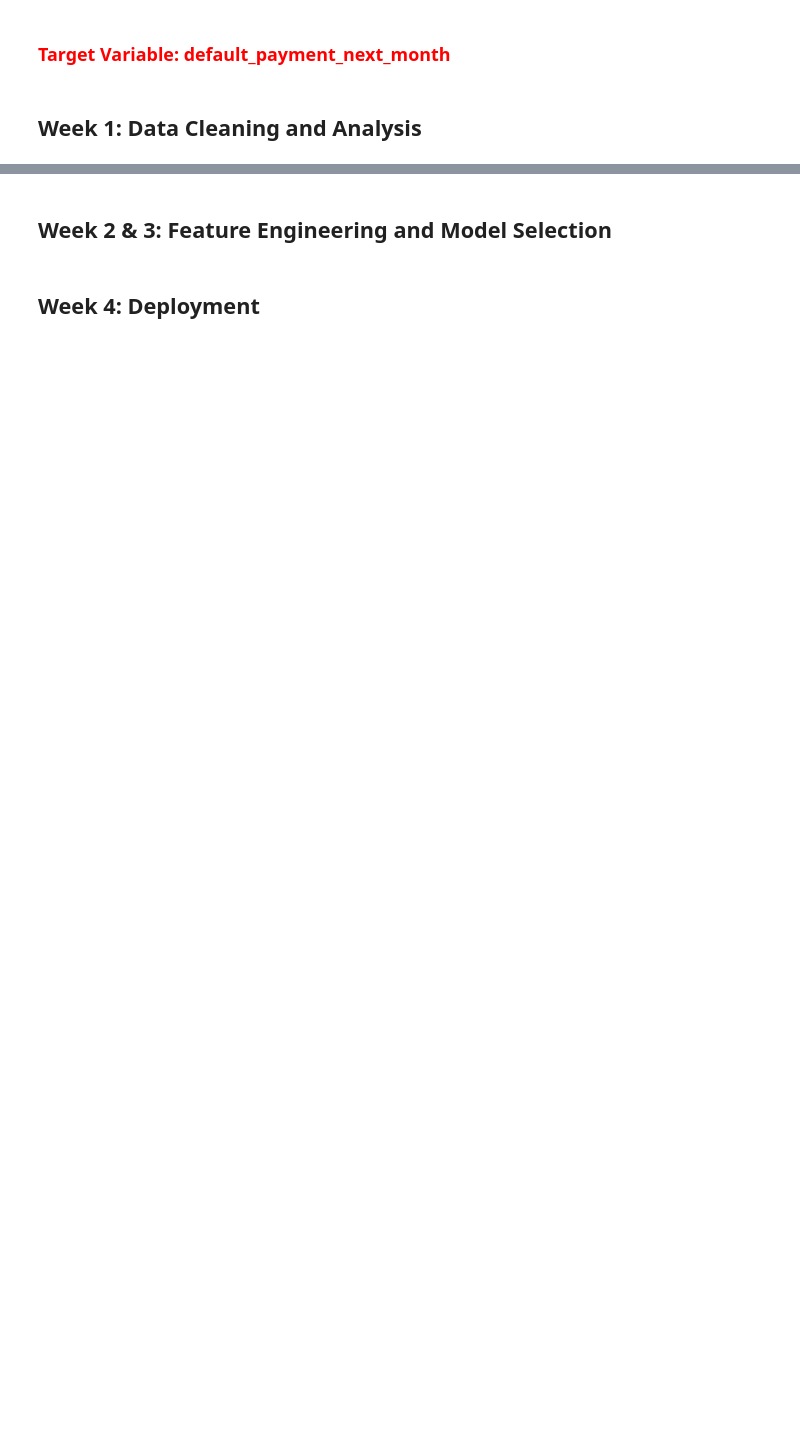
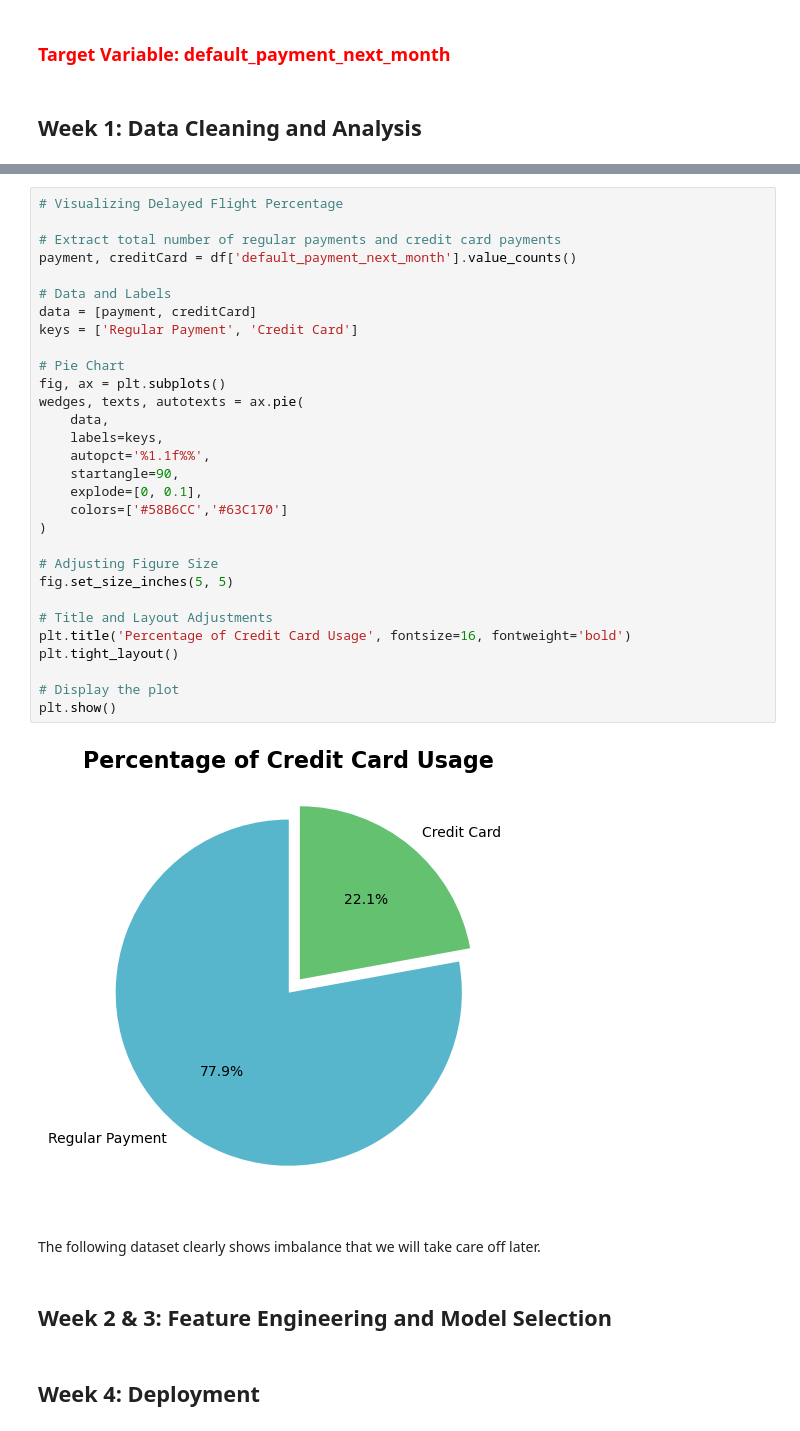
Before and after one commit to ohinson01/SDS-CP014-credit-card-default-pred, a Jupyter notebook: notebooks/olivia-hinson/olivia-credit-card-default-pred.ipynb, the cells around one changed output, grey strips where cells are left out. Drawn from its saved outputs; the diff is of its cells as text; blank space fills up the shorter version.

```diff
--- a/notebooks/olivia-hinson/olivia-credit-card-default-pred.ipynb
+++ b/notebooks/olivia-hinson/olivia-credit-card-default-pred.ipynb
@@ -57,3 +216,37 @@ df
+# %%
+# Visualizing Delayed Flight Percentage
+
+# Extract total number of regular payments and credit card payments
+payment, creditCard = df['default_payment_next_month'].value_counts()
+
+# Data and Labels
+data = [payment, creditCard]
+keys = ['Regular Payment', 'Credit Card']
+
+# Pie Chart
+fig, ax = plt.subplots()
+wedges, texts, autotexts = ax.pie(
+    data,
+    labels=keys,
+    autopct='%1.1f%%',
+    startangle=90,
+    explode=[0, 0.1],
+    colors=['#58B6CC','#63C170']
+)
+
+# Adjusting Figure Size
+fig.set_size_inches(5, 5)
+
+# Title and Layout Adjustments
+plt.title('Percentage of Credit Card Usage', fontsize=16, fontweight='bold')
+plt.tight_layout()
+
+# Display the plot
+plt.show()
+# %% [output]
+[figure, added]
+# %% [markdown]
+The following dataset clearly shows imbalance that we will take care off later.
 # %% [markdown]
 ## Week 2 & 3: Feature Engineering and Model Selection
 # %% [markdown]
```
Also changed, not shown: parts of 15 cells of this notebook.
